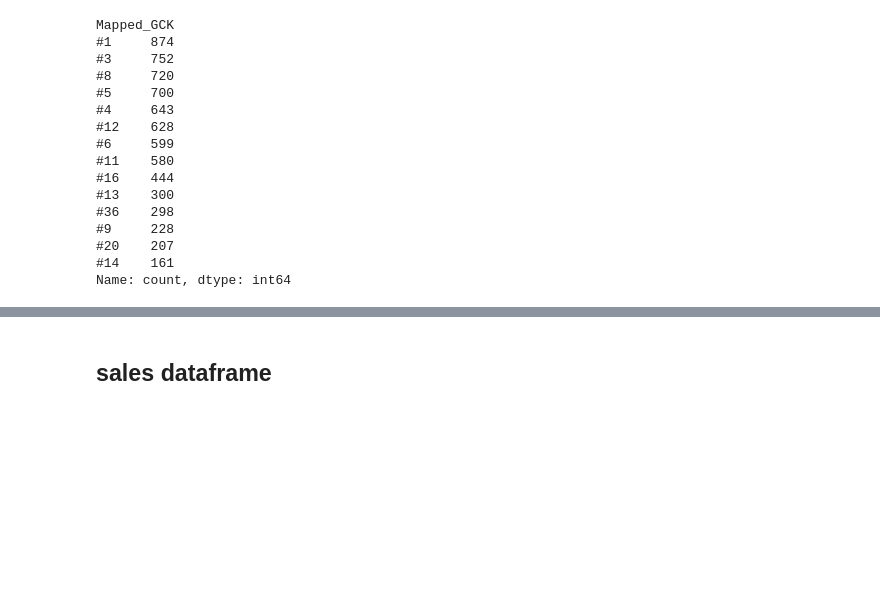
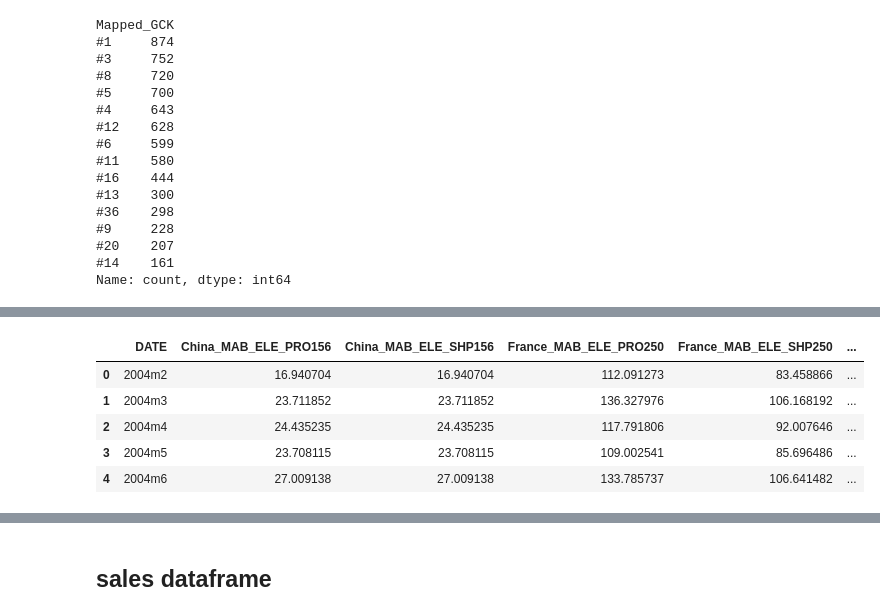
Before and after one commit to RubenCMarques/Case-2--Siemens-Sales-Forecast, a Jupyter notebook: Notebooks/Diogo_workspace.ipynb, the cells around one changed output, grey strips where cells are left out. Cells and saved outputs as stored; diff of their text form; code cells hidden in the pictures; blank space fills up the shorter version.

```diff
--- a/Notebooks/Diogo_workspace.ipynb
+++ b/Notebooks/Diogo_workspace.ipynb
@@ -717,0 +594,6 @@ Index(['China_Production Index Machinery & Electricals_MAB_ELE_PRO156',
+# %%
+# Join the header levels
+market_data.columns = [
+    '_'.join([str(level) for level in col_tuple]).strip()
+    for col_tuple in market_data.columns
+]
@@ -717,0 +629,14 @@ Index(['China_Production Index Machinery & Electricals_MAB_ELE_PRO156',
+# %%
+# change first column name to "Date"
+
+market_data.rename(columns={'Unnamed: 0_level_0_date': 'DATE'}, inplace=True)
+# %%
+# Verify changes
+market_data.head()
+# %% [output]
+|  | DATE | China_MAB_ELE_PRO156 | China_MAB_ELE_SHP156 | France_MAB_ELE_PRO250 | France_MAB_ELE_SHP250 | ... |
+| 0 | 2004m2 | 16.940704 | 16.940704 | 112.091273 | 83.458866 | ... |
+| 1 | 2004m3 | 23.711852 | 23.711852 | 136.327976 | 106.168192 | ... |
+| 2 | 2004m4 | 24.435235 | 24.435235 | 117.791806 | 92.007646 | ... |
+| 3 | 2004m5 | 23.708115 | 23.708115 | 109.002541 | 85.696486 | ... |
+| 4 | 2004m6 | 27.009138 | 27.009138 | 133.785737 | 106.641482 | ... |
```
Also changed, not shown: parts of 59 cells of this notebook.
